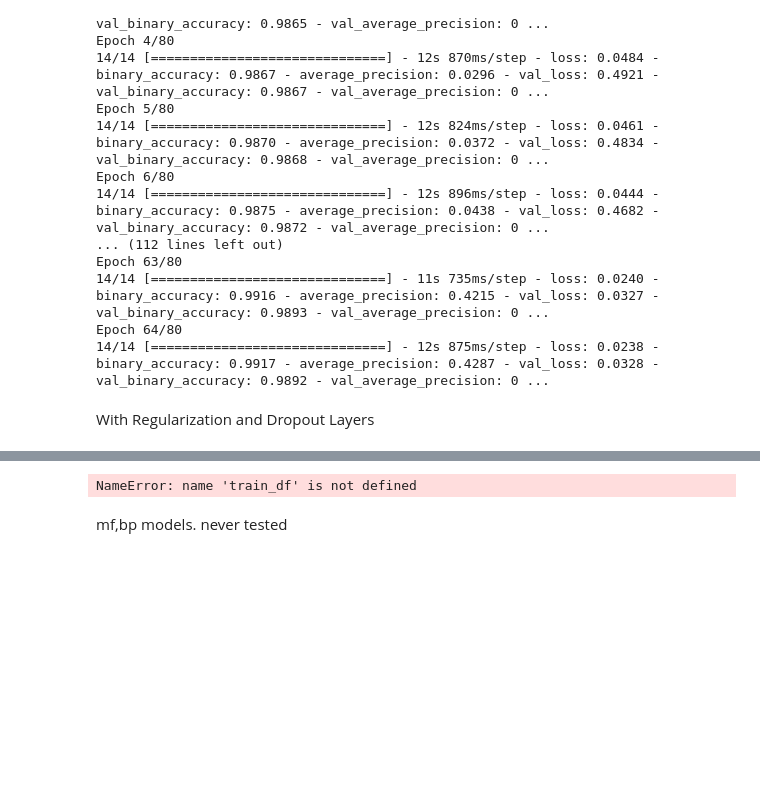
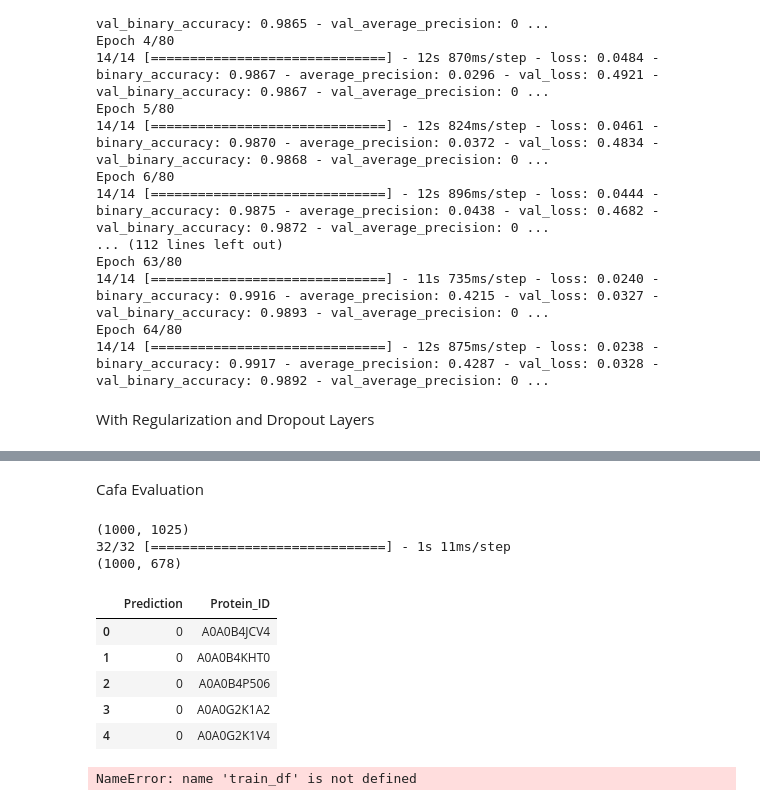
Before and after one commit to marcouderzo/BioData-PdxK-ThiD-FamilyModel, a Jupyter notebook: Biodata_modeltesting.ipynb, the cells around one changed output, grey strips where cells are left out. Cells and saved outputs as stored; diff of their text form; code cells hidden in the pictures; blank space fills up the shorter version.

```diff
--- a/Biodata_modeltesting.ipynb
+++ b/Biodata_modeltesting.ipynb
@@ -428,0 +433,59 @@ Epoch 255/600
+# %% [markdown]
+Cafa Evaluation
+# %%
+import h5py
+import numpy as np
+import pandas as pd
+from tensorflow.keras.models import load_model
+
+# Load the test embeddings
+test_embeddings = []
+test_protein_ids = []
+
+with h5py.File('data/test/test_embeddings.h5', 'r') as f:
+    for protein_id in f.keys():  # protein ids
+        embeddings = f[protein_id][:]
+        test_embeddings.append(embeddings)
+        test_protein_ids.append(protein_id)
+
+test_embeddings_array = np.array(test_embeddings)
+
+# Convert test_embeddings to dataframe
+column_num = test_embeddings_array.shape[1]
+test_df = pd.DataFrame(test_embeddings_array, columns=["Column_" + str(i) for i in range(1, column_num+1)])
+
+# Concatenating protein_ids with the embeddings DataFrame
+test_df = pd.concat((pd.DataFrame(test_protein_ids, columns=['Protein_ID']), test_df), axis=1)
+#print(test_df.head())
+
+print(test_df.shape)
+
+# I don't have access to type of aspect in test set, I wanted to select only cc.
+## Filter for 'cellular_component' aspect
+#cc_proteins_df = protein2ipr_df[protein2ipr_df['Aspect'] == 'cellular_component']
+#
+## Merge to get the subset with the correct aspect and embeddings
+#cc_test_df = test_df.merge(cc_proteins_df[['Protein_ID']], on='Protein_ID', how='right')
+
+# Load the model
+ccmodel = load_model('modelL2.keras')
+# Predictions require only the embeddings, not the Protein_ID
+predictions = ccmodel.predict(test_df.iloc[:, 1:])
+
+print(predictions.shape)
+
+# Creating a DataFrame for predictions (this will need further adjustment to match expected output format)
+df_submission = pd.DataFrame(np.argmax(predictions, axis=1), columns=['Prediction'])
+df_submission['Protein_ID'] = test_df['Protein_ID'].values  # Adding Protein_IDs to the submission dataframe
+
+df_submission.head()  # Display the first few entries in the submission DataFrame
+# %% [output]
+(1000, 1025)
+32/32 [==============================] - 1s 11ms/step
+(1000, 678)
+|  | Prediction | Protein_ID |
+| 0 | 0 | A0A0B4JCV4 |
+| 1 | 0 | A0A0B4KHT0 |
+| 2 | 0 | A0A0B4P506 |
+| 3 | 0 | A0A0G2K1A2 |
+| 4 | 0 | A0A0G2K1V4 |
@@ -524,5 +589,3 @@ hist_cc_l2 = model_cc_l2.fit(
     batch_size=BATCH_SIZE,
     epochs=80,callbacks=early_stopper
 )
-# %% [markdown]
-mf,bp models. never tested
```
Also changed, not shown: parts of 15 cells of this notebook, 2 other files.
